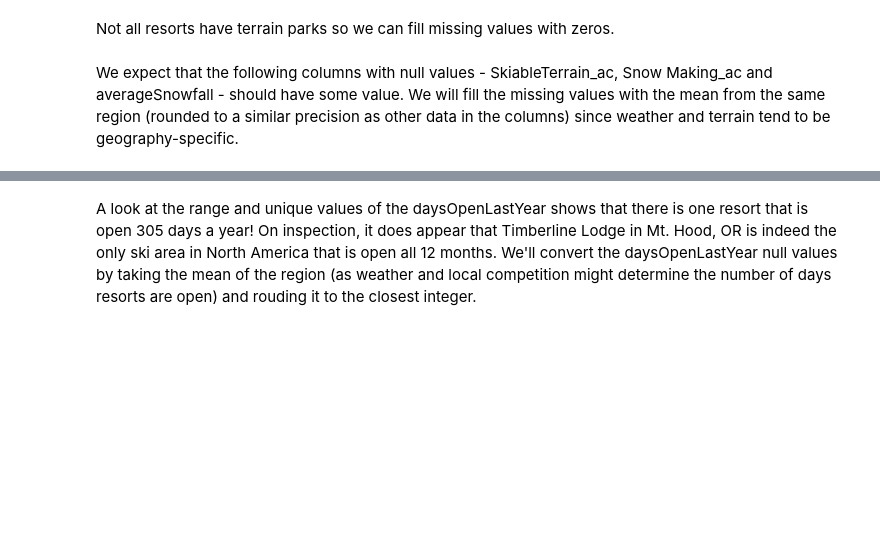
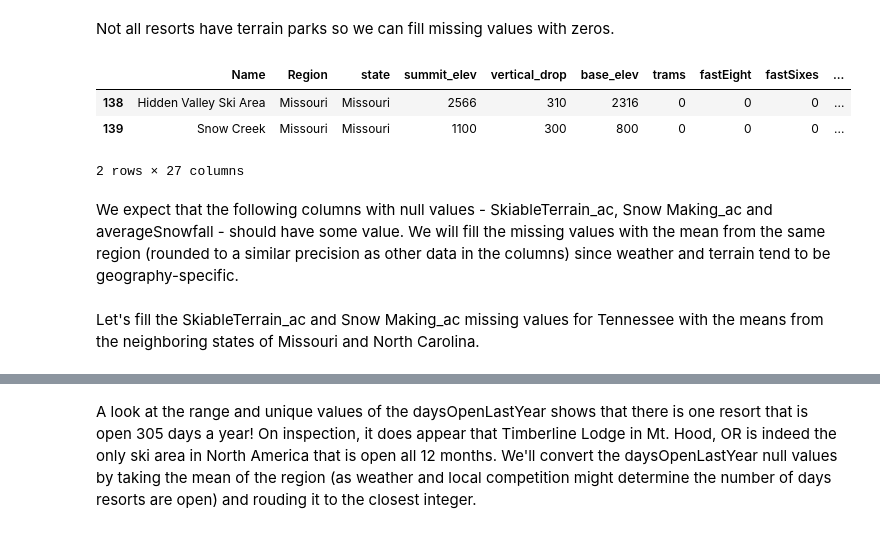
Before and after one commit to pnraju/springboard, a Jupyter notebook: Guided Capstone/GuidedCapstone_Step2.ipynb, the cells around one changed output, grey strips where cells are left out. Saved outputs shown, nothing was run; the diff lists cells and outputs as text; code cells hidden in the pictures; blank space fills up the shorter version.

Commit message:
Updated step 2 to fill some missing values better

```diff
--- a/Guided Capstone/GuidedCapstone_Step2.ipynb
+++ b/Guided Capstone/GuidedCapstone_Step2.ipynb
@@ -371,6 +371,13 @@ df['LongestRun_mi'].fillna(round(df['LongestRun_mi'].mean(), 1), inplace=True)
 Not all resorts have terrain parks so we can fill missing values with zeros.
 # %%
 df['TerrainParks'] = df['TerrainParks'].fillna(0).astype(int)
+
+df[df['state'] == 'Missouri']
+# %% [output]
+|  | Name | Region | state | summit_elev | vertical_drop | base_elev | trams | fastEight | fastSixes | ... |
+| 138 | Hidden Valley Ski Area | Missouri | Missouri | 2566 | 310 | 2316 | 0 | 0 | 0 | ... |
+| 139 | Snow Creek | Missouri | Missouri | 1100 | 300 | 800 | 0 | 0 | 0 | ... |
+2 rows × 27 columns
 # %% [markdown]
 We expect that the following columns with null values - SkiableTerrain_ac, Snow Making_ac and averageSnowfall - should have some value. We will fill the missing values with the mean from the same region (rounded to a similar precision as other data in the columns) since weather and terrain tend to be geography-specific.
 # %%
@@ -380,0 +388,2 @@ df['Snow Making_ac'] = df.groupby('Region')['SkiableTerrain_ac'].transform(lambd
+# %% [markdown]
+Let's fill the SkiableTerrain_ac and Snow Making_ac missing values for Tennessee with the means from the neighboring states of Missouri and North Carolina.
```
Also changed, not shown: parts of 4 cells of this notebook, 1 other file.
